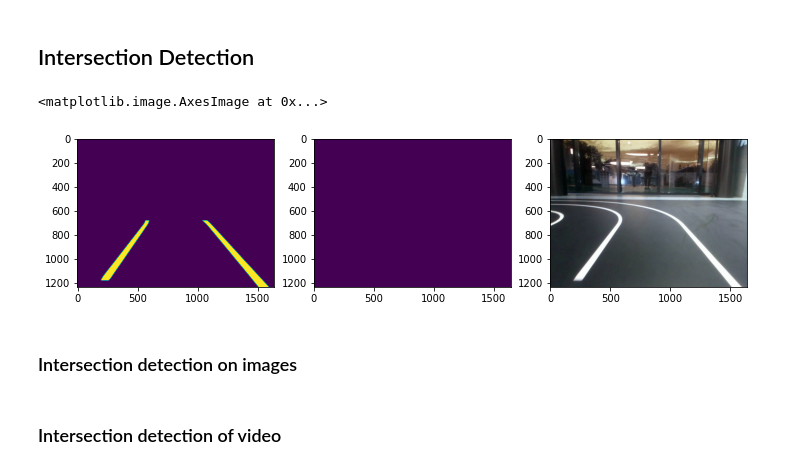
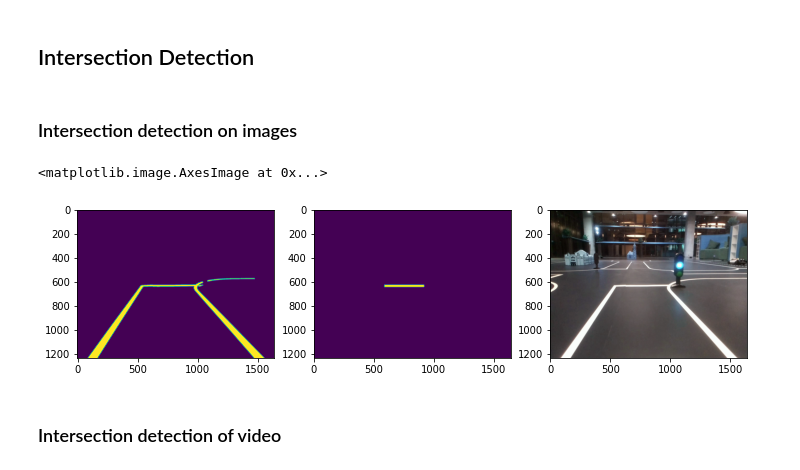
Before and after one commit to Kaushal1011/akatsuki_au_bfmc21, a Jupyter notebook: nbs/intersection_det.ipynb, the cells around one changed output. Drawn from its saved outputs; the diff is of its cells as text; code cells hidden in the pictures.

Commit message:
integrated intersection detection

```diff
--- a/nbs/intersection_det.ipynb
+++ b/nbs/intersection_det.ipynb
@@ -118,13 +118,13 @@ def roi_func(img: np.ndarray) -> np.ndarray:
     roi = [
                 (
                     int(0.1 * ((img.shape[1] - 1))),
-                    int(0.55 * (img.shape[0] - 1)),
+                    int(0.45 * (img.shape[0] - 1)),
                 ),
                 (int(0 * ((img.shape[1] - 1))), int(img.shape[0] - 1)),
                 (int(1 * ((img.shape[1] - 1))), int(img.shape[0] - 1)),
                 (
                     int(0.9 * ((img.shape[1] - 1))),
-                    int(0.55 * (img.shape[0] - 1)),
+                    int(0.45 * (img.shape[0] - 1)),
                 ),
             ]
     stencil = np.zeros_like(img, dtype="uint8")
@@ -169,7 +169,7 @@ def roi_func_persp(img: np.ndarray) -> np.ndarray:
     img = cv2.bitwise_and(img, img, mask=stencil[:, :])
     return img
 # %%
-def intersection_det(img, area_threshold=20_000) -> np.ndarray:
+def intersection_det(img, area_threshold=15_000) -> np.ndarray:
     # preprocess
     hls = cv2.cvtColor(img, cv2.COLOR_BGR2HLS)
     lower_white = np.array([90, 90, 90])
@@ -186,7 +186,7 @@ def intersection_det(img, area_threshold=20_000) -> np.ndarray:
 
     # detect horizontal lines
     result = img.copy()
-    horizontal_size = blur.shape[1] // 10
+    horizontal_size = blur.shape[1] // 4
     horizontal_kernel = cv2.getStructuringElement(cv2.MORPH_RECT, (horizontal_size,10))
     detect_horizontal = cv2.morphologyEx(roi, cv2.MORPH_OPEN, horizontal_kernel, iterations=2)
     cnts = cv2.findContours(detect_horizontal, cv2.RETR_EXTERNAL, cv2.CHAIN_APPROX_SIMPLE)
@@ -198,15 +198,3 @@ def intersection_det(img, area_threshold=20_000) -> np.ndarray:
     return roi, detect_horizontal, result
 
 # plt.imshow(intersection_det(col_images[350]))
-# %%
-idx = 1550
-img = col_images[idx]
-roi,det, out_img = intersection_det(img)
-fig, (ax1,ax2,ax3) = plt.subplots(1,3, figsize=(12,8) )
-ax1.imshow(roi)
-ax2.imshow(det)
-ax3.imshow(out_img)
-#plt.imshow(out_img)
-# %% [output]
-<matplotlib.image.AxesImage at 0x...>
-[figure, removed]
@@ -263,5 +201,17 @@ ax3.imshow(out_img)
 # %% [markdown]
 ### Intersection detection on images
+# %%
+idx = 320
+img = col_images[idx]
+roi,det, out_img = intersection_det(img)
+fig, (ax1,ax2,ax3) = plt.subplots(1,3, figsize=(12,8) )
+ax1.imshow(roi)
+ax2.imshow(det)
+ax3.imshow(out_img)
+#plt.imshow(out_img)
+# %% [output]
+<matplotlib.image.AxesImage at 0x...>
+[figure, added]
 # %% [markdown]
 ### Intersection detection of video
 # %%
```
Also changed, not shown: parts of 2 cells of this notebook, 3 other files.
